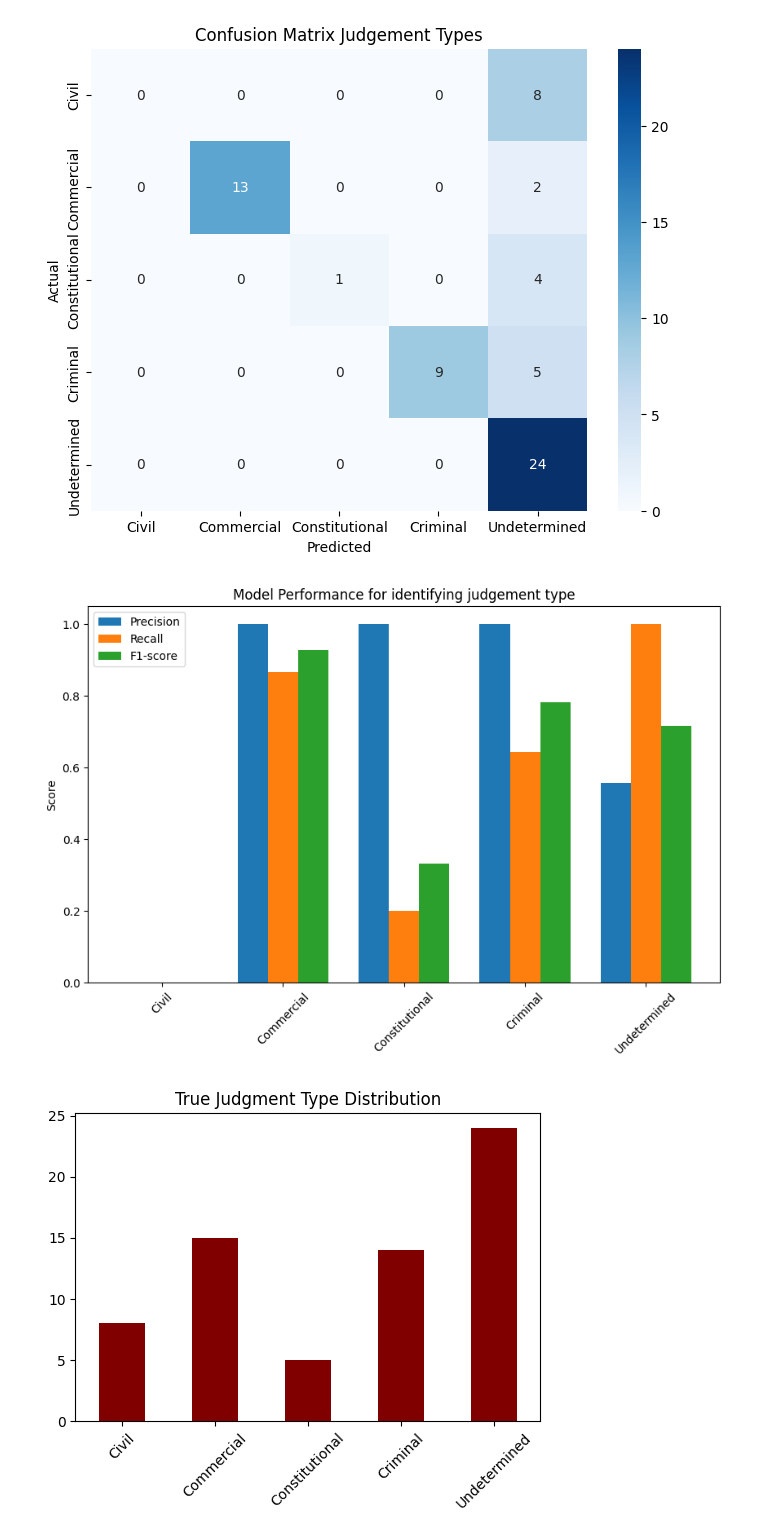
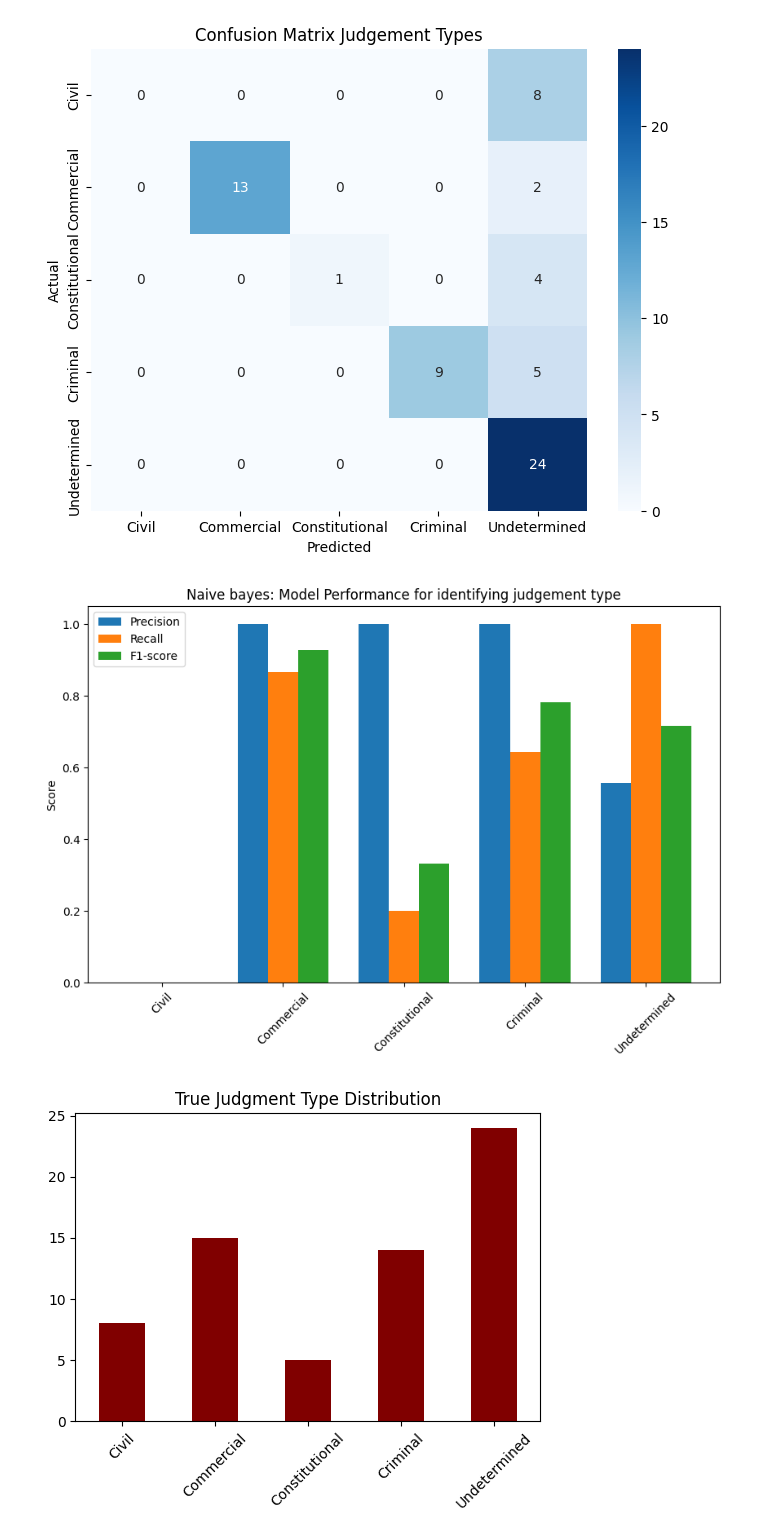
Before and after one commit to SuwilanjiTrey/DataMining-11, a Jupyter notebook: dataMiningGroup11.ipynb, the cells around one changed output. Drawn from its saved outputs; the diff is of its cells as text; code cells hidden in the pictures.

```diff
--- a/dataMiningGroup11.ipynb
+++ b/dataMiningGroup11.ipynb
@@ -499,25 +499,25 @@ Constitutional       1.00      0.20      0.33         5
 # %%
 from sklearn.metrics import precision_recall_fscore_support
 import numpy as np
 
 # Extract metrics
 prec, rec, f1, _ = precision_recall_fscore_support(y_test, y_pred)
 
 x = np.arange(len(label_e.classes_))
 width = 0.25
 
 plt.figure(figsize=(10,6))
 plt.bar(x - width, prec, width, label="Precision")
 plt.bar(x, rec, width, label="Recall")
 plt.bar(x + width, f1, width, label="F1-score")
 
 plt.xticks(x, label_e.classes_, rotation=45)
 plt.ylabel("Score")
-plt.title("Model Performance for identifying judgement type")
+plt.title("Naive bayes: Model Performance for identifying judgement type")
 plt.legend()
 plt.show()
 # %% [output]
-[figure, old version]
+[figure, new version]
 # %%
 # True label distribution
 plt.figure(figsize=(6,4))
```
Also changed, not shown: parts of 3 cells of this notebook.
